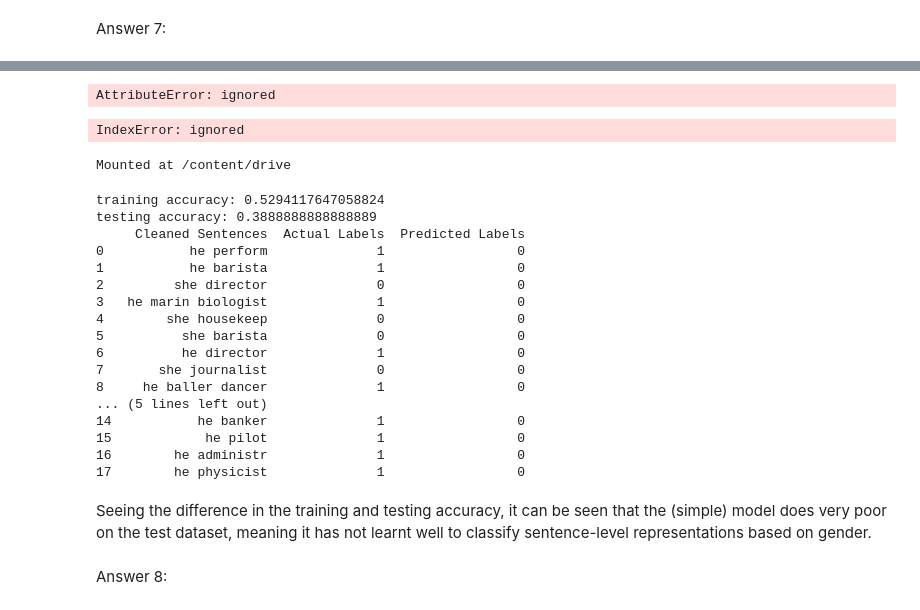
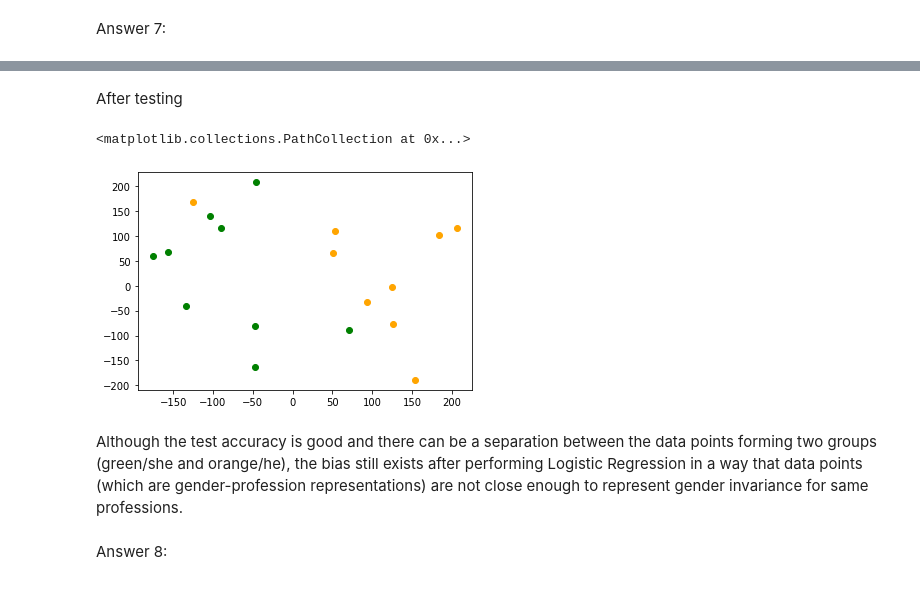
Before and after one commit to A00447694/Vector-Workshop, a Jupyter notebook: Chauhan-assignment1.ipynb, the cells around one changed output, grey strips where cells are left out. Drawn from its saved outputs; the diff is of its cells as text; code cells hidden in the pictures.

```diff
--- a/Chauhan-assignment1.ipynb
+++ b/Chauhan-assignment1.ipynb
@@ -465,5 +414,5 @@ X_train, X_test, y_train, y_test = train_test_split(X, y, random_state = 42, tes
 # %%
 sc = StandardScaler()
 X_train = sc.fit_transform(X_train)
-Y_train = sc.transform(X_test)
+X_test = sc.transform(X_test)
 # %%
@@ -503,10 +462,0 @@ print(type(y_pred))
-# %%
-  # X_test = X_test.reset_index(drop=True)
-  # y_test = y_test.reset_index(drop=True)
-  # predictions = pd.Series(y_pred)
-
-  results = pd.concat([X_test, y_test, predictions], axis=1)
-  results.columns = ['Cleaned Sentences', 'Actual Labels', 'Predicted Labels']
-  print(results)
-# %% [output]
-AttributeError: ignored
@@ -528,10 +463,10 @@ fig.show()
+# %% [markdown]
+After testing
 # %%
-plt.scatter(z[y_pred == 0,0], z[y_pred == 0,1], color='green')
-plt.scatter(z[y_pred == 1,0], z[y_pred == 1,1], color='orange')
+X_set, y_set = sc.inverse_transform(X_test), y_test
+
+plt.scatter(X_set[y_set == 0, 0], X_set[y_set == 0, 1], color='green')
+plt.scatter(X_set[y_set == 1, 0], X_set[y_set == 1, 1], color='orange')
 # %% [output]
-IndexError: ignored
+<matplotlib.collections.PathCollection at 0x...>
+[figure, added]
-# %%
-from google.colab import drive
-drive.mount('/content/drive')
-# %% [output]
-Mounted at /content/drive
@@ -555,25 +473,5 @@ def evaulate(logr_clf, X_train, X_test, y_train, y_test):
-# %%
-evaulate(logr_clf, X_train, X_test, y_train, y_test)
-# %% [output]
-training accuracy: 0.5294117647058824
-testing accuracy: 0.3888888888888889
-     Cleaned Sentences  Actual Labels  Predicted Labels
-0           he perform              1                 0
-1           he barista              1                 0
-2         she director              0                 0
-3   he marin biologist              1                 0
-4        she housekeep              0                 0
-5          she barista              0                 0
-6          he director              1                 0
-7       she journalist              0                 0
-8     he baller dancer              1                 0
-... (5 lines left out)
-14           he banker              1                 0
-15            he pilot              1                 0
-16        he administr              1                 0
-17        he physicist              1                 0
-# %% [markdown]
-Seeing the difference in the training and testing accuracy, it can be seen that the (simple) model does very poor on the test dataset, meaning it has not learnt well to classify sentence-level representations based on gender.
+# %% [markdown]
+Although the test accuracy is good and there can be a separation between the data points forming two groups (green/she and orange/he), the bias still exists after performing Logistic Regression in a way that data points (which are gender-profession representations) are not close enough to represent gender invariance for same professions.
 # %% [markdown]
 Answer 8:
 # %% [markdown]
```
Also changed, not shown: parts of 33 cells of this notebook.
